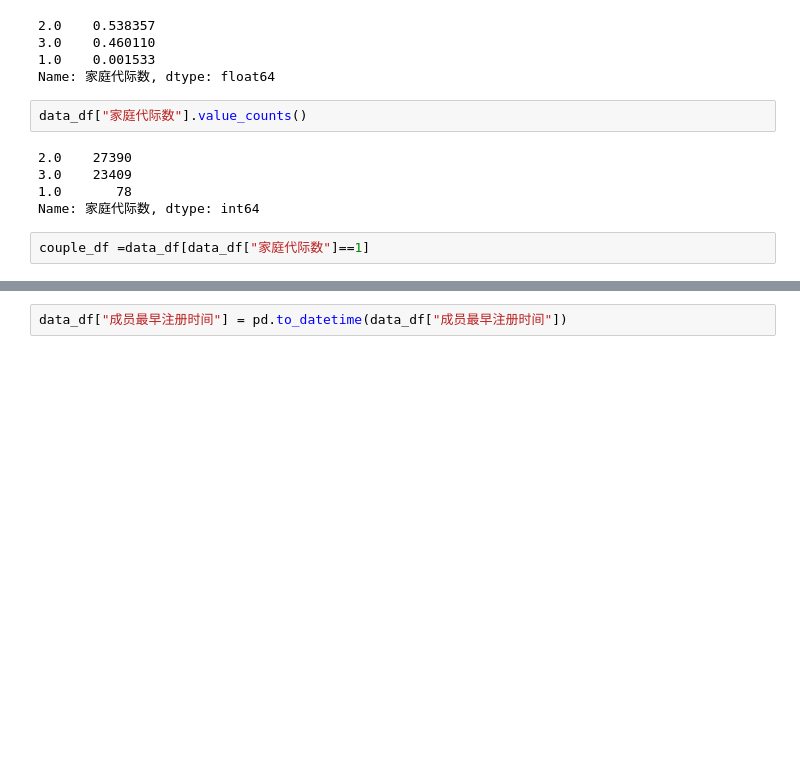
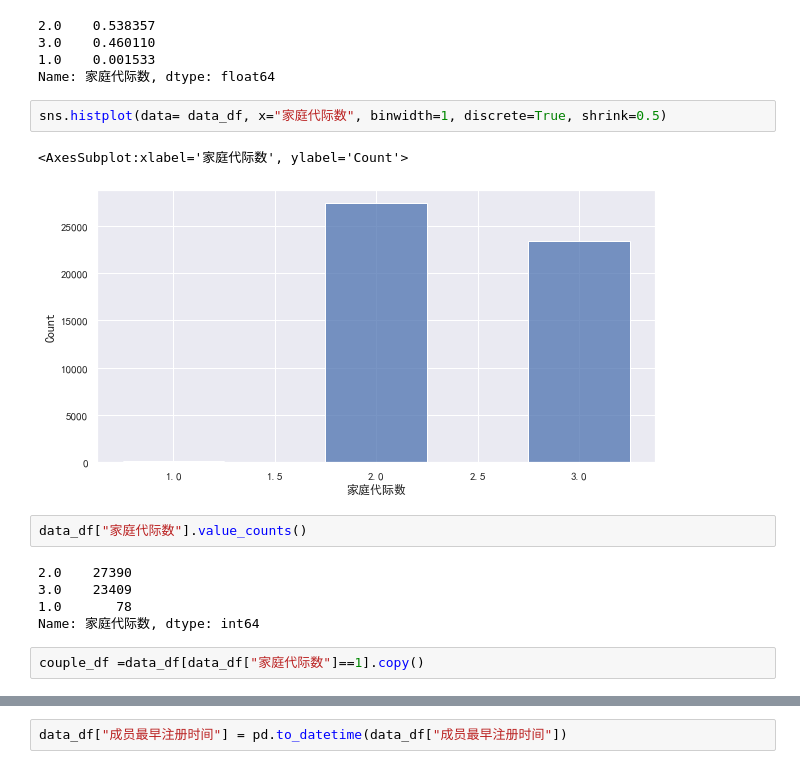
Before and after one commit to philocfd/Data-science, a Jupyter notebook: car_lottery_2023.ipynb, the cells around one changed output, grey strips where cells are left out. Drawn from its saved outputs; the diff is of its cells as text; blank space fills up the shorter version.

```diff
--- a/car_lottery_2023.ipynb
+++ b/car_lottery_2023.ipynb
@@ -46,6 +86,11 @@ data_df["家庭代际数"].value_counts(normalize=True)
 3.0    0.460110
 1.0    0.001533
 Name: 家庭代际数, dtype: float64
+# %%
+sns.histplot(data= data_df, x="家庭代际数", binwidth=1, discrete=True, shrink=0.5)
+# %% [output]
+<AxesSubplot:xlabel='家庭代际数', ylabel='Count'>
+[figure, added]
 # %%
 data_df["家庭代际数"].value_counts()
 # %% [output]
@@ -54,4 +99,4 @@ data_df["家庭代际数"].value_counts()
 1.0       78
 Name: 家庭代际数, dtype: int64
 # %%
-couple_df =data_df[data_df["家庭代际数"]==1]
+couple_df =data_df[data_df["家庭代际数"]==1].copy()
```
Also changed, not shown: parts of 26 cells of this notebook.
